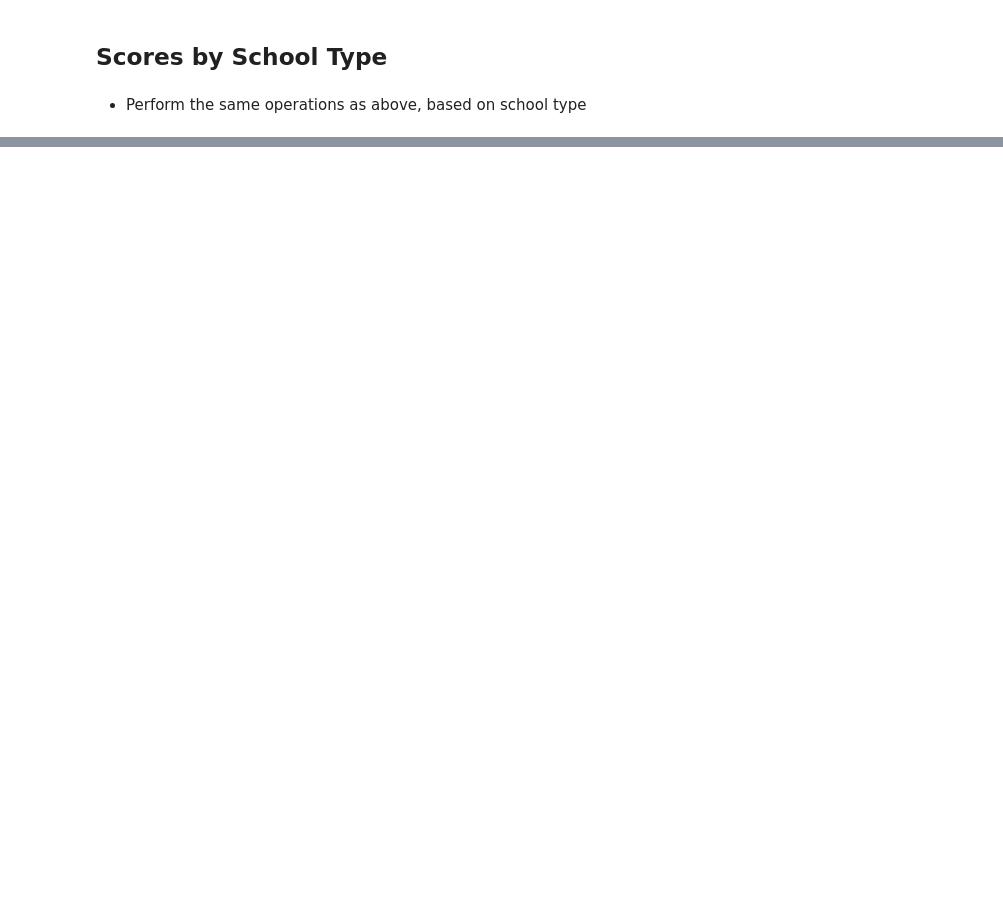
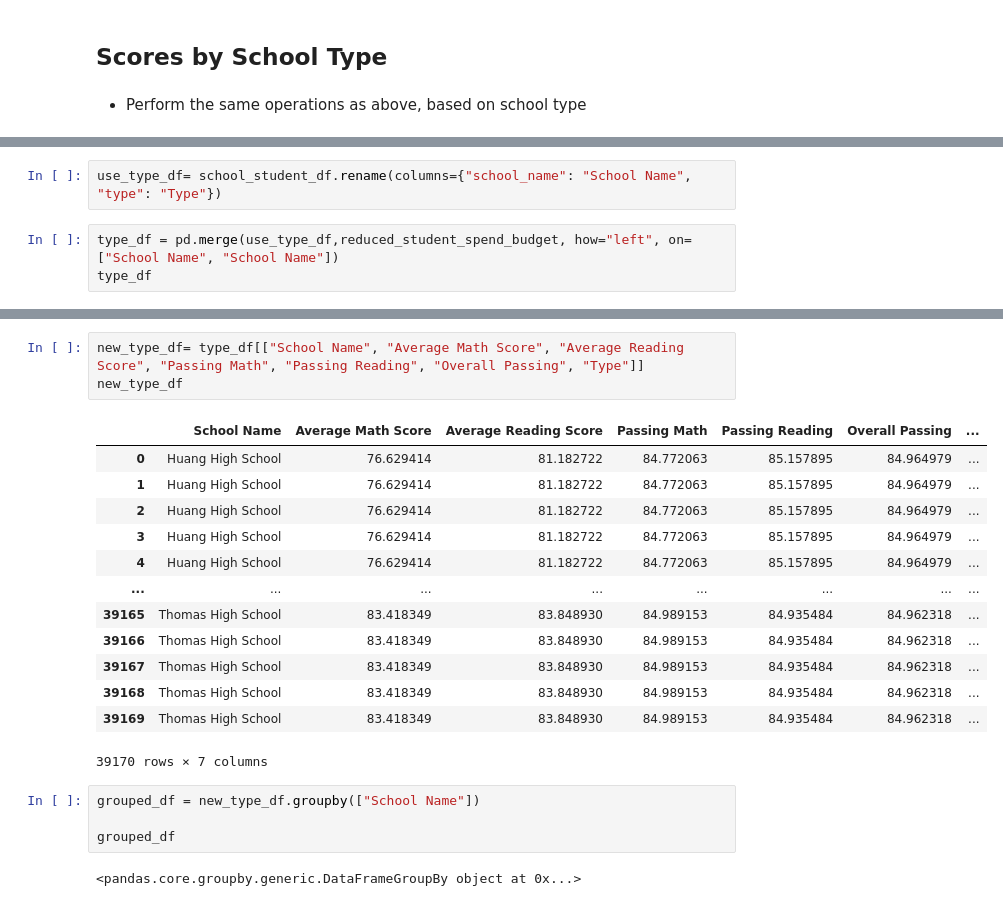
Before and after one commit to lstredler/pandas-challenge, a Jupyter notebook: PyCitySchools_code.ipynb, the cells around one changed output, grey strips where cells are left out. Saved outputs shown, nothing was run; the diff lists cells and outputs as text; blank space fills up the shorter version.

```diff
--- a/PyCitySchools_code.ipynb
+++ b/PyCitySchools_code.ipynb
@@ -976,0 +986,5 @@ new_school_size_df.head(5)
+# %%
+use_type_df= school_student_df.rename(columns={"school_name": "School Name", "type": "Type"})
+# %%
+type_df = pd.merge(use_type_df,reduced_student_spend_budget, how="left", on=["School Name", "School Name"])
+type_df
@@ -976,0 +1005,23 @@ new_school_size_df.head(5)
+# %%
+new_type_df= type_df[["School Name", "Average Math Score", "Average Reading Score", "Passing Math", "Passing Reading", "Overall Passing", "Type"]]
+new_type_df
+# %% [output]
+|  | School Name | Average Math Score | Average Reading Score | Passing Math | Passing Reading | Overall Passing | ... |
+| 0 | Huang High School | 76.629414 | 81.182722 | 84.772063 | 85.157895 | 84.964979 | ... |
+| 1 | Huang High School | 76.629414 | 81.182722 | 84.772063 | 85.157895 | 84.964979 | ... |
+| 2 | Huang High School | 76.629414 | 81.182722 | 84.772063 | 85.157895 | 84.964979 | ... |
+| 3 | Huang High School | 76.629414 | 81.182722 | 84.772063 | 85.157895 | 84.964979 | ... |
+| 4 | Huang High School | 76.629414 | 81.182722 | 84.772063 | 85.157895 | 84.964979 | ... |
+| ... | ... | ... | ... | ... | ... | ... | ... |
+| 39165 | Thomas High School | 83.418349 | 83.848930 | 84.989153 | 84.935484 | 84.962318 | ... |
+| 39166 | Thomas High School | 83.418349 | 83.848930 | 84.989153 | 84.935484 | 84.962318 | ... |
+| 39167 | Thomas High School | 83.418349 | 83.848930 | 84.989153 | 84.935484 | 84.962318 | ... |
+| 39168 | Thomas High School | 83.418349 | 83.848930 | 84.989153 | 84.935484 | 84.962318 | ... |
+| 39169 | Thomas High School | 83.418349 | 83.848930 | 84.989153 | 84.935484 | 84.962318 | ... |
+39170 rows × 7 columns
+# %%
+grouped_df = new_type_df.groupby(["School Name"])
+
+grouped_df
+# %% [output]
+<pandas.core.groupby.generic.DataFrameGroupBy object at 0x...>
```
Also changed, not shown: parts of 9 cells of this notebook, 1 other file.
